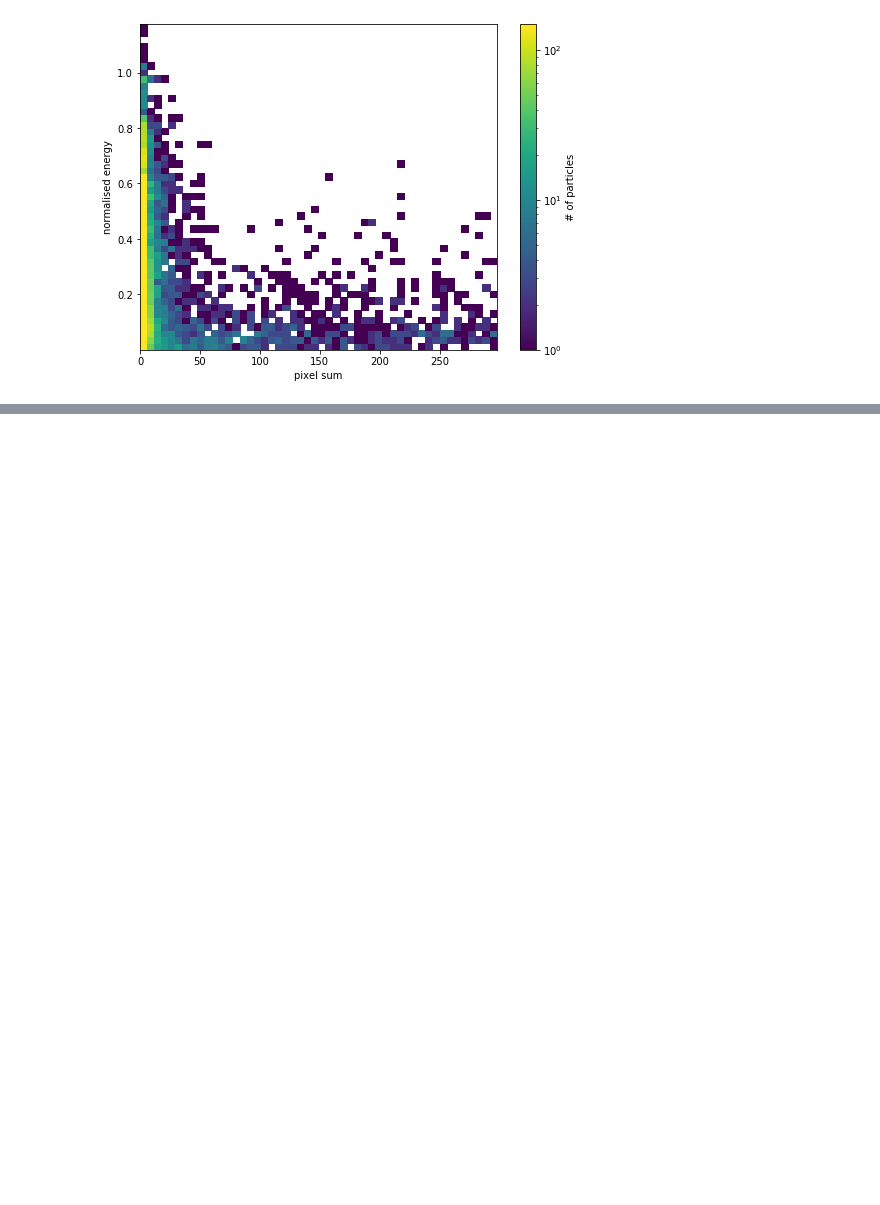
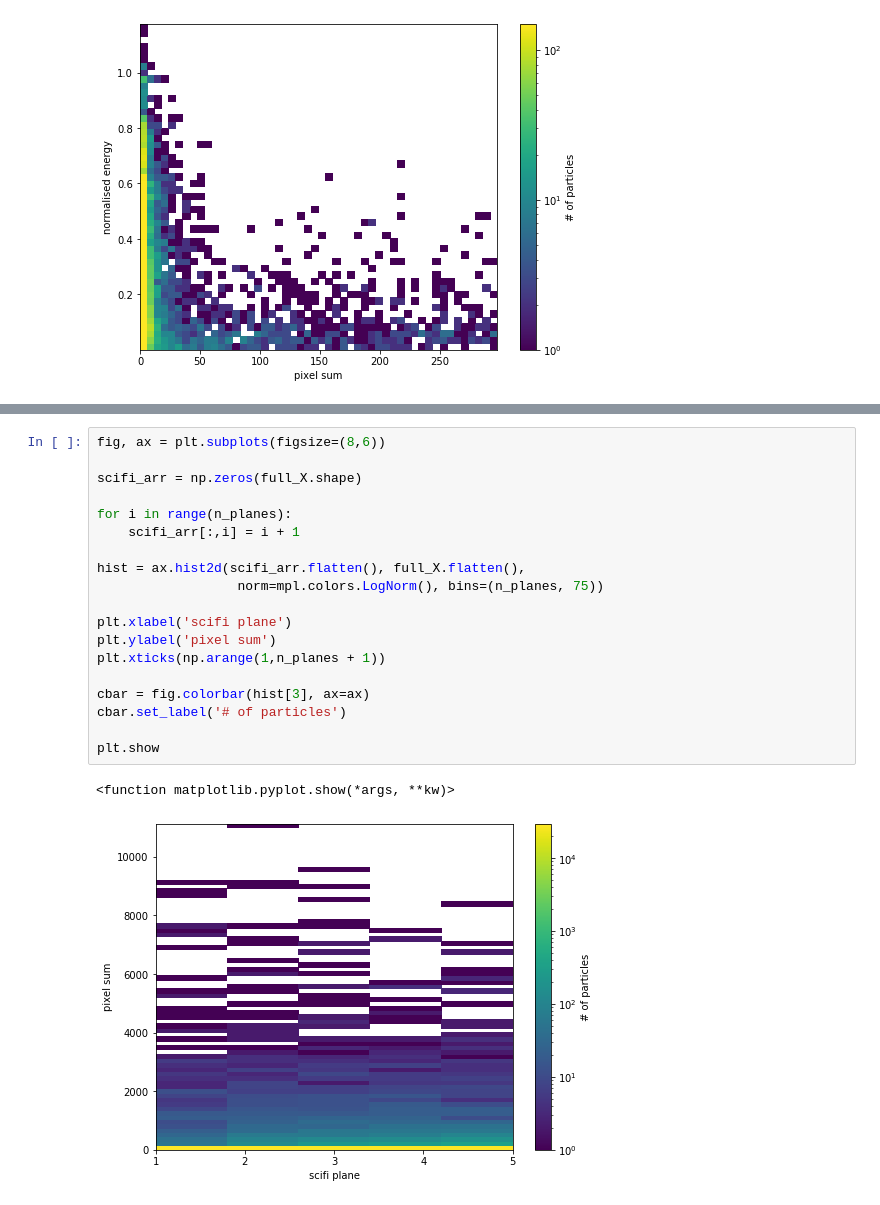
Before and after one commit to pauldebryas/SND_trackers_My_data, a Jupyter notebook: data_visualisation.ipynb, the cells around one changed output, grey strips where cells are left out. Saved outputs shown, nothing was run; the diff lists cells and outputs as text; blank space fills up the shorter version.

```diff
--- a/data_visualisation.ipynb
+++ b/data_visualisation.ipynb
@@ -202,0 +220,22 @@ plt.show()
+# %%
+fig, ax = plt.subplots(figsize=(8,6))
+
+scifi_arr = np.zeros(full_X.shape)
+
+for i in range(n_planes):
+    scifi_arr[:,i] = i + 1
+
+hist = ax.hist2d(scifi_arr.flatten(), full_X.flatten(),
+                  norm=mpl.colors.LogNorm(), bins=(n_planes, 75))
+
+plt.xlabel('scifi plane')
+plt.ylabel('pixel sum')
+plt.xticks(np.arange(1,n_planes + 1))
+
+cbar = fig.colorbar(hist[3], ax=ax)
+cbar.set_label('# of particles')
+
+plt.show
+# %% [output]
+<function matplotlib.pyplot.show(*args, **kw)>
+[figure, added]
```
Also changed, not shown: parts of 20 cells of this notebook.
